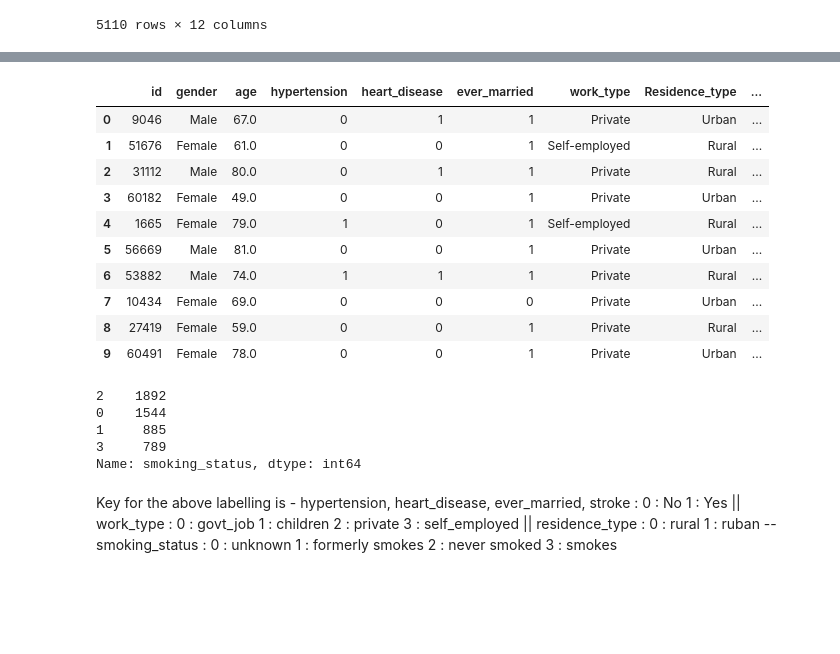
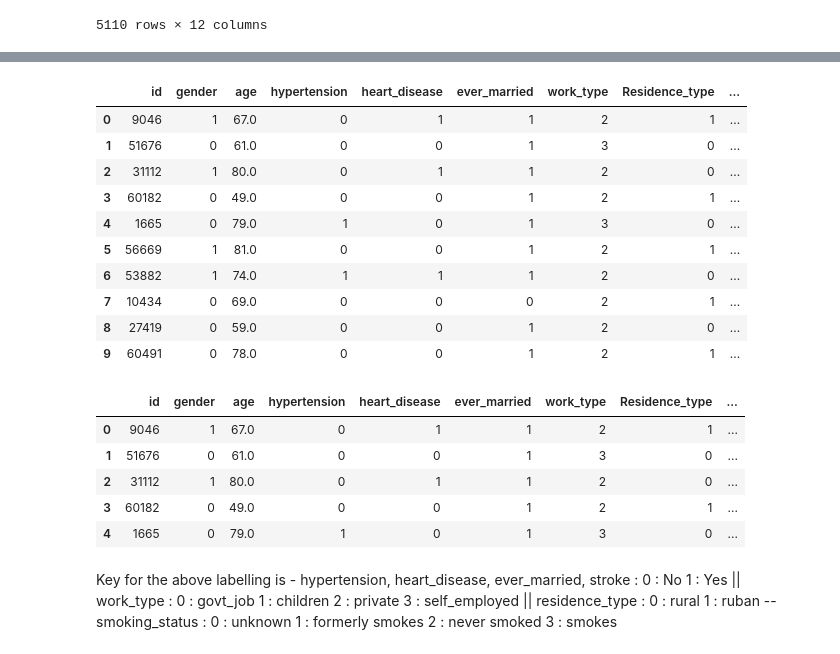
Before and after one commit to Flxp49/ds-stroke-analysis, a Jupyter notebook: notebook.ipynb, the cells around one changed output, grey strips where cells are left out. Cells and saved outputs as stored; diff of their text form; code cells hidden in the pictures; blank space fills up the shorter version.

```diff
--- a/notebook.ipynb
+++ b/notebook.ipynb
@@ -371,19 +385,19 @@ fillednas.describe()
 | max | 72940.000000 | 82.000000 | 1.000000 | 1.000000 | 1.000000 | 271.740000 | 97.600000 | 1.000000 |
 # %%
 labeldata = fillednas
-fillednas.head(10)
+labeldata.head(10)
 # %% [output]
 |  | id | gender | age | hypertension | heart_disease | ever_married | work_type | Residence_type | ... |
-| 0 | 9046 | Male | 67.0 | 0 | 1 | 1 | Private | Urban | ... |
-| 1 | 51676 | Female | 61.0 | 0 | 0 | 1 | Self-employed | Rural | ... |
-| 2 | 31112 | Male | 80.0 | 0 | 1 | 1 | Private | Rural | ... |
-| 3 | 60182 | Female | 49.0 | 0 | 0 | 1 | Private | Urban | ... |
-| 4 | 1665 | Female | 79.0 | 1 | 0 | 1 | Self-employed | Rural | ... |
-| 5 | 56669 | Male | 81.0 | 0 | 0 | 1 | Private | Urban | ... |
-| 6 | 53882 | Male | 74.0 | 1 | 1 | 1 | Private | Rural | ... |
-| 7 | 10434 | Female | 69.0 | 0 | 0 | 0 | Private | Urban | ... |
-| 8 | 27419 | Female | 59.0 | 0 | 0 | 1 | Private | Rural | ... |
-| 9 | 60491 | Female | 78.0 | 0 | 0 | 1 | Private | Urban | ... |
+| 0 | 9046 | 1 | 67.0 | 0 | 1 | 1 | 2 | 1 | ... |
+| 1 | 51676 | 0 | 61.0 | 0 | 0 | 1 | 3 | 0 | ... |
+| 2 | 31112 | 1 | 80.0 | 0 | 1 | 1 | 2 | 0 | ... |
+| 3 | 60182 | 0 | 49.0 | 0 | 0 | 1 | 2 | 1 | ... |
+| 4 | 1665 | 0 | 79.0 | 1 | 0 | 1 | 3 | 0 | ... |
+| 5 | 56669 | 1 | 81.0 | 0 | 0 | 1 | 2 | 1 | ... |
+| 6 | 53882 | 1 | 74.0 | 1 | 1 | 1 | 2 | 0 | ... |
+| 7 | 10434 | 0 | 69.0 | 0 | 0 | 0 | 2 | 1 | ... |
+| 8 | 27419 | 0 | 59.0 | 0 | 0 | 1 | 2 | 0 | ... |
+| 9 | 60491 | 0 | 78.0 | 0 | 0 | 1 | 2 | 1 | ... |
 # %%
 from sklearn.preprocessing import LabelEncoder
 le=LabelEncoder()
@@ -394,12 +408,14 @@ labeldata["Residence_type"]=le.fit_transform(data["Residence_type"])
 labeldata["smoking_status"]=le.fit_transform(data["smoking_status"])
 labeldata.head(20)
 labeldata["smoking_status"].value_counts()
+labeldata.head()
 # %% [output]
-2    1892
-0    1544
-1     885
-3     789
-Name: smoking_status, dtype: int64
+|  | id | gender | age | hypertension | heart_disease | ever_married | work_type | Residence_type | ... |
+| 0 | 9046 | 1 | 67.0 | 0 | 1 | 1 | 2 | 1 | ... |
+| 1 | 51676 | 0 | 61.0 | 0 | 0 | 1 | 3 | 0 | ... |
+| 2 | 31112 | 1 | 80.0 | 0 | 1 | 1 | 2 | 0 | ... |
+| 3 | 60182 | 0 | 49.0 | 0 | 0 | 1 | 2 | 1 | ... |
+| 4 | 1665 | 0 | 79.0 | 1 | 0 | 1 | 3 | 0 | ... |
 # %% [markdown]
 Key for the above labelling is -
 hypertension, heart_disease, ever_married, stroke :
```
Also changed, not shown: parts of 17 cells of this notebook.
